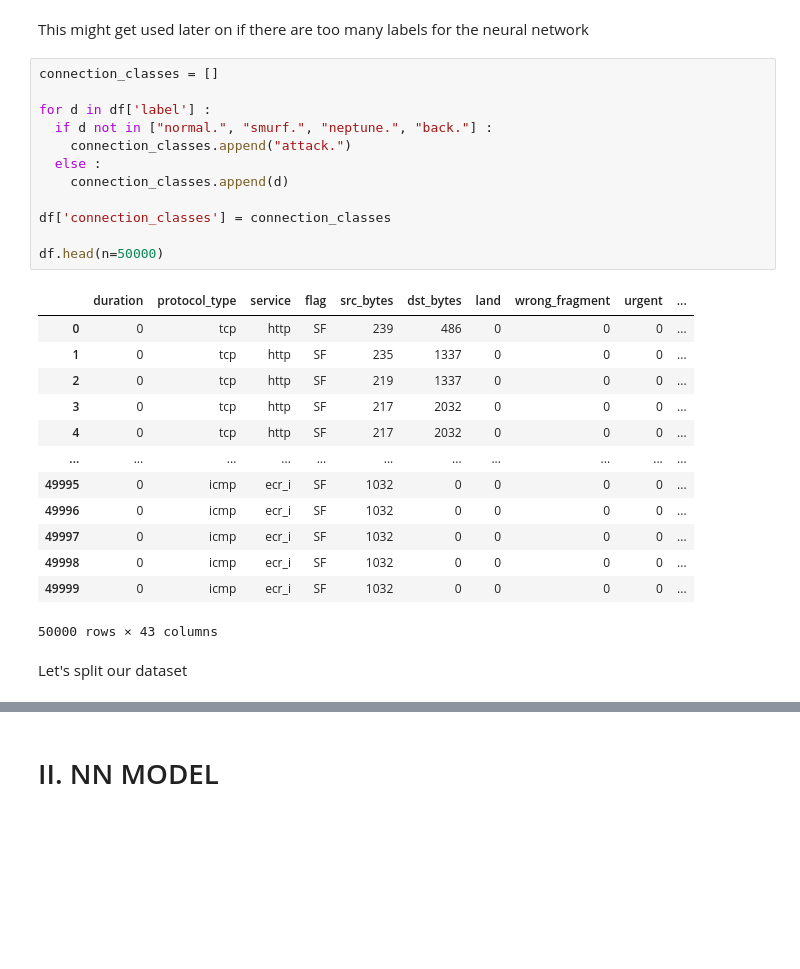
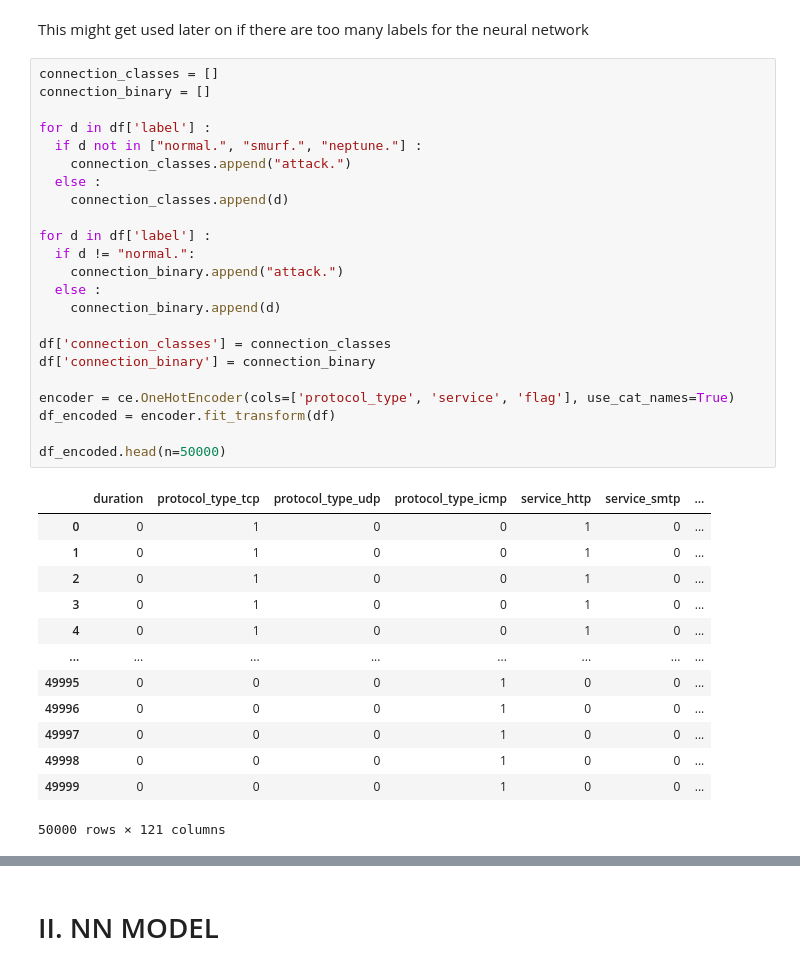
Before and after one commit to mohamed-chamrouk/projet_AIR, a Jupyter notebook: projet_AIR-Neural_Network.ipynb, the cells around one changed output, grey strips where cells are left out. Drawn from its saved outputs; the diff is of its cells as text; blank space fills up the shorter version.

```diff
--- a/projet_AIR-Neural_Network.ipynb
+++ b/projet_AIR-Neural_Network.ipynb
@@ -124,29 +123,38 @@ uc?export=download&     [   <=>              ]  71.89M   162MB/s    in 0.4s
 This might get used later on if there are too many labels for the neural network
 # %%
 connection_classes = []
+connection_binary = []
 
 for d in df['label'] :
-  if d not in ["normal.", "smurf.", "neptune.", "back."] :
+  if d not in ["normal.", "smurf.", "neptune."] :
     connection_classes.append("attack.")
   else :
     connection_classes.append(d)
 
+for d in df['label'] :
+  if d != "normal.":
+    connection_binary.append("attack.")
+  else :
+    connection_binary.append(d)
+
 df['connection_classes'] = connection_classes
+df['connection_binary'] = connection_binary
 
-df.head(n=50000)
+encoder = ce.OneHotEncoder(cols=['protocol_type', 'service', 'flag'], use_cat_names=True)
+df_encoded = encoder.fit_transform(df)
+
+df_encoded.head(n=50000)
 # %% [output]
-|  | duration | protocol_type | service | flag | src_bytes | dst_bytes | land | wrong_fragment | urgent | ... |
-| 0 | 0 | tcp | http | SF | 239 | 486 | 0 | 0 | 0 | ... |
-| 1 | 0 | tcp | http | SF | 235 | 1337 | 0 | 0 | 0 | ... |
-| 2 | 0 | tcp | http | SF | 219 | 1337 | 0 | 0 | 0 | ... |
-| 3 | 0 | tcp | http | SF | 217 | 2032 | 0 | 0 | 0 | ... |
-| 4 | 0 | tcp | http | SF | 217 | 2032 | 0 | 0 | 0 | ... |
-| ... | ... | ... | ... | ... | ... | ... | ... | ... | ... | ... |
-| 49995 | 0 | icmp | ecr_i | SF | 1032 | 0 | 0 | 0 | 0 | ... |
-| 49996 | 0 | icmp | ecr_i | SF | 1032 | 0 | 0 | 0 | 0 | ... |
-| 49997 | 0 | icmp | ecr_i | SF | 1032 | 0 | 0 | 0 | 0 | ... |
-| 49998 | 0 | icmp | ecr_i | SF | 1032 | 0 | 0 | 0 | 0 | ... |
-| 49999 | 0 | icmp | ecr_i | SF | 1032 | 0 | 0 | 0 | 0 | ... |
+|  | duration | protocol_type_tcp | protocol_type_udp | protocol_type_icmp | service_http | service_smtp | ... |
+| 0 | 0 | 1 | 0 | 0 | 1 | 0 | ... |
+| 1 | 0 | 1 | 0 | 0 | 1 | 0 | ... |
+| 2 | 0 | 1 | 0 | 0 | 1 | 0 | ... |
+| 3 | 0 | 1 | 0 | 0 | 1 | 0 | ... |
+| 4 | 0 | 1 | 0 | 0 | 1 | 0 | ... |
+| ... | ... | ... | ... | ... | ... | ... | ... |
+| 49995 | 0 | 0 | 0 | 1 | 0 | 0 | ... |
+| 49996 | 0 | 0 | 0 | 1 | 0 | 0 | ... |
+| 49997 | 0 | 0 | 0 | 1 | 0 | 0 | ... |
+| 49998 | 0 | 0 | 0 | 1 | 0 | 0 | ... |
+| 49999 | 0 | 0 | 0 | 1 | 0 | 0 | ... |
-50000 rows × 43 columns
+50000 rows × 121 columns
-# %% [markdown]
-Let's split our dataset
```
Also changed, not shown: parts of 34 cells of this notebook.
